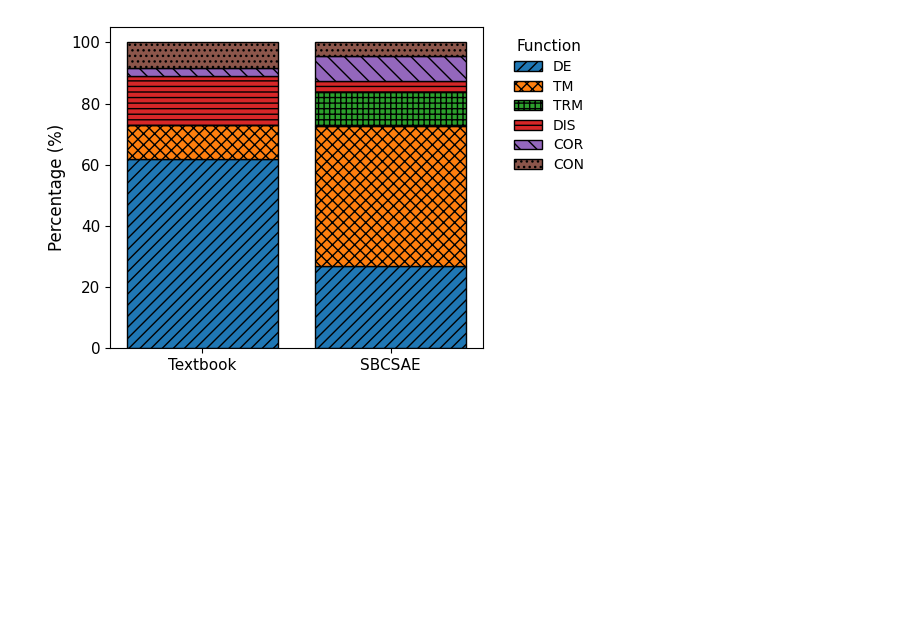
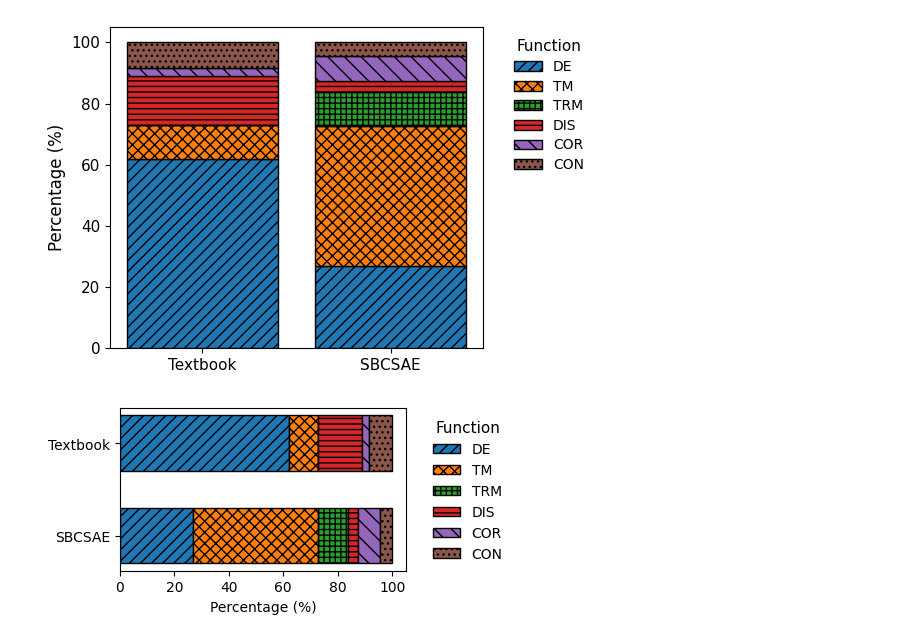
Before and after one commit to sundaybest3/txtanalysis, a Jupyter notebook: visualization.ipynb, the cells around one changed output. Drawn from its saved outputs; the diff is of its cells as text; code cells hidden in the pictures; blank space fills up the shorter version.

```diff
--- a/visualization.ipynb
+++ b/visualization.ipynb
@@ -199,3 +199,53 @@ plt.savefig("but_function_stacked_bar_chart_bw_reordered.png", bbox_inches="tigh
 plt.show()
 # %% [output]
 [figure]
+# %%
+import numpy as np
+import matplotlib.pyplot as plt
+
+functions = ["DE", "TM", "TRM", "DIS", "COR", "CON"]
+
+textbook = np.array([61.94, 10.97, 0.00, 16.13, 2.58, 8.39])
+sbcsae   = np.array([26.83, 45.85, 11.22, 3.41, 8.29, 4.39])
+
+data = np.vstack([textbook, sbcsae])
+
+fig, ax = plt.subplots(figsize=(5.2, 2.6))
+
+left = np.zeros(2)
+
+hatches = ['///', 'xxx', '+++', '---', '\\\\', '...']
+
+for i, func in enumerate(functions):
+    values = data[:, i]
+    ax.barh(
+        ["Textbook", "SBCSAE"],
+        values,
+        left=left,
+        label=func,
+        edgecolor="black",
+        hatch=hatches[i],
+        height=0.6
+    )
+    left += values
+
+ax.set_xlabel("Percentage (%)", fontsize=10)
+ax.tick_params(axis='x', labelsize=10)
+ax.tick_params(axis='y', labelsize=10)
+
+ax.invert_yaxis()
+
+ax.legend(
+    title="Function",
+    bbox_to_anchor=(1.05, 1),
+    loc="upper left",
+    frameon=False,
+    fontsize=10,
+    title_fontsize=11
+)
+
+plt.tight_layout()
+plt.savefig("but_function_stacked_bar_chart_horizontal.png", bbox_inches="tight")
+plt.show()
+# %% [output]
+[figure, added]
```
Also changed, not shown: parts of 1 cell of this notebook.
